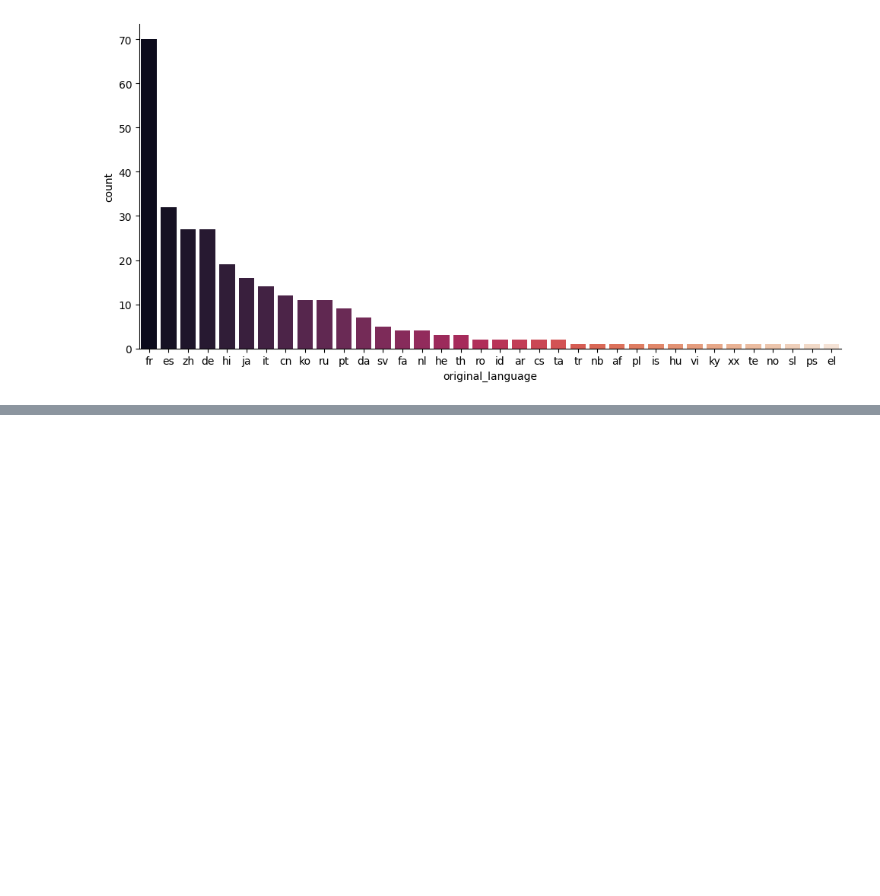
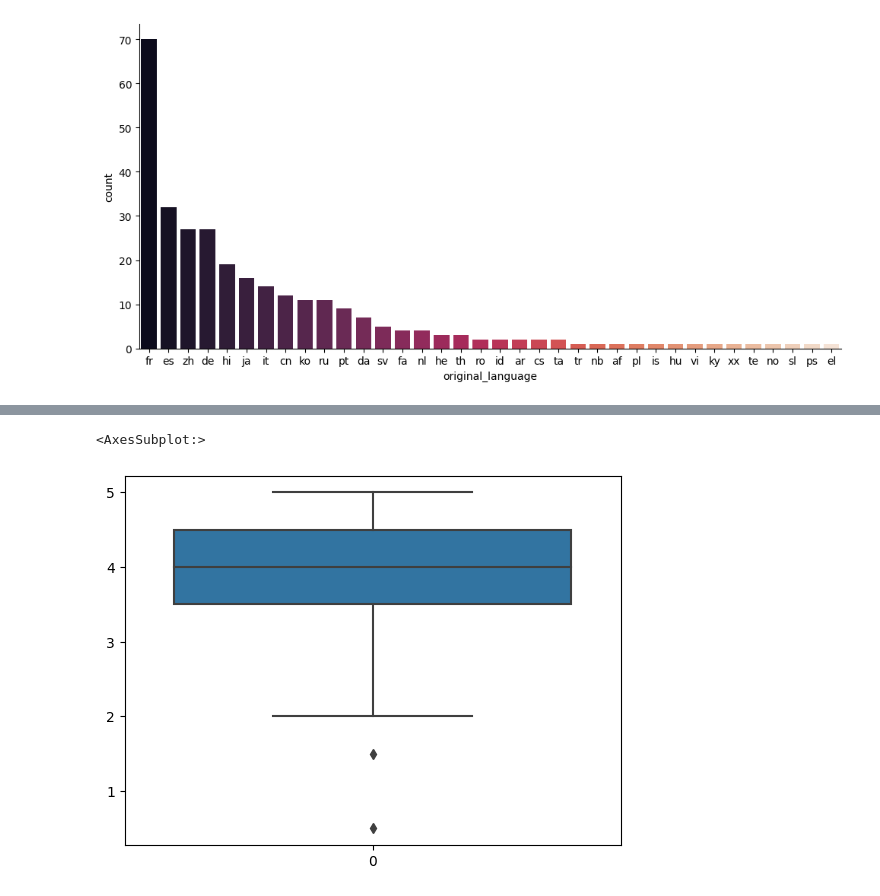
Before and after one commit to PurpleLobster31/Analise-e-Visualizacao-de-Dados, a Jupyter notebook: Introducao a Data Science.ipynb, the cells around one changed output, grey strips where cells are left out. Cells and saved outputs as stored; diff of their text form; code cells hidden in the pictures; blank space fills up the shorter version.

```diff
--- a/Introducao a Data Science.ipynb
+++ b/Introducao a Data Science.ipynb
@@ -348,0 +366,4 @@ sns.catplot(filmes_sem_lingua_original_ingles, x = 'original_language', kind = '
+# %%
+notas_toy_story = notas.query("filmeId == 1")
+notas_jumanji = notas.query("filmeId == 2")
+print(len(notas_toy_story), len(notas_jumanji))
@@ -348,0 +430,5 @@ sns.catplot(filmes_sem_lingua_original_ingles, x = 'original_language', kind = '
+# %%
+sns.boxplot(notas_toy_story['nota'])
+# %% [output]
+<AxesSubplot:>
+[figure, added]
```
Also changed, not shown: parts of 23 cells of this notebook.
